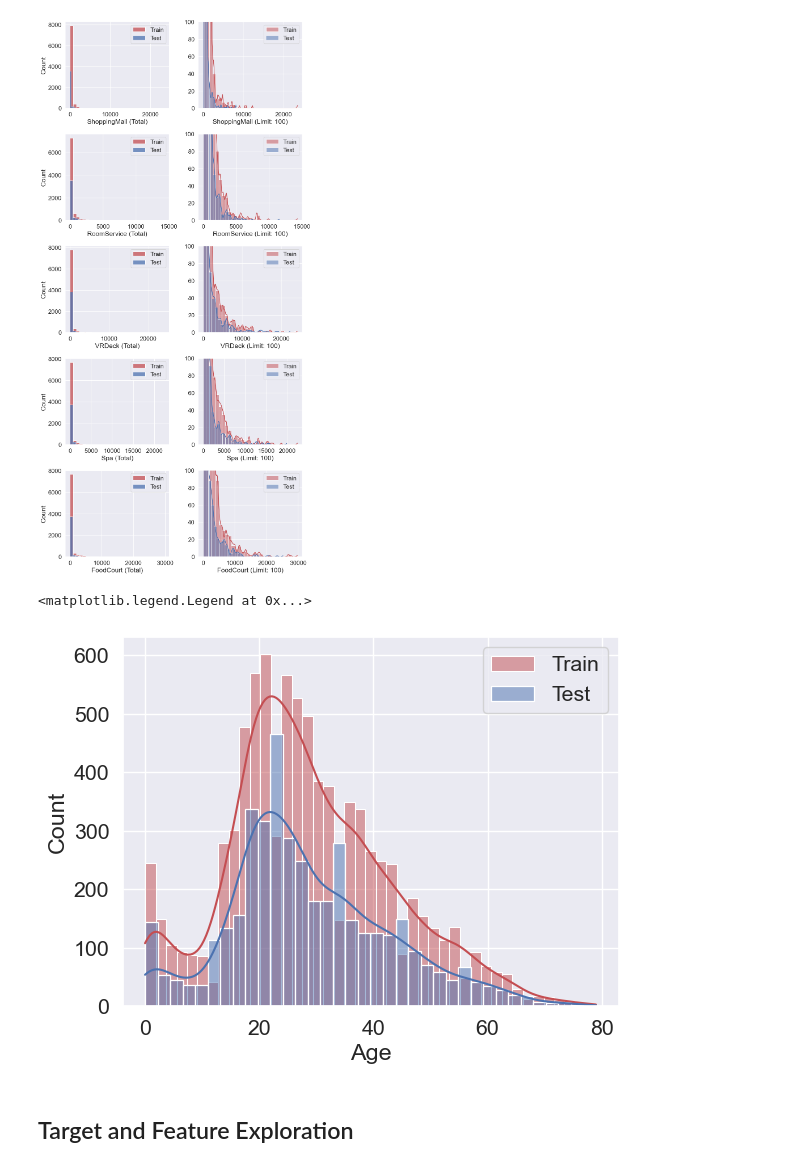
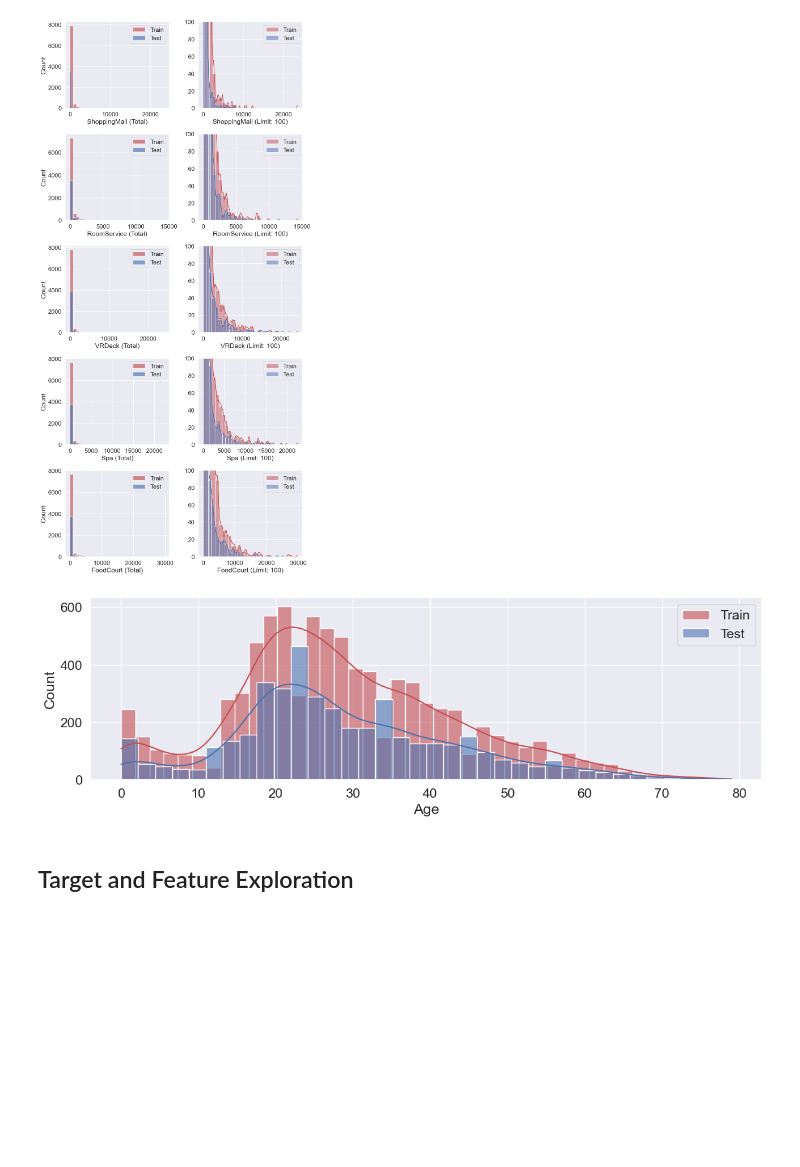
Before and after one commit to GuillermoIzquierdo/Spaceship-Project, a Jupyter notebook: notebooks/preliminary-exploration.ipynb, the cells around one changed output. Saved outputs shown, nothing was run; the diff lists cells and outputs as text; code cells hidden in the pictures; blank space fills up the shorter version.

Commit message:
Comparison test and train

```diff
--- a/notebooks/preliminary-exploration.ipynb
+++ b/notebooks/preliminary-exploration.ipynb
@@ -178,11 +205,13 @@ plt.show()
 # %% [output]
 [figure]
 # %%
-sns.histplot(data = df, x = 'Age', color = 'r', label = 'Train', kde = True)
-sns.histplot(data = df_test, x = 'Age', color = 'b', label = 'Test', kde = True)
+plt.figure(figsize=(12, 4))
+sns.histplot(data = df, x = 'Age', color = 'r', label = 'Train', kde = True, alpha = 0.6)
+sns.histplot(data = df_test, x = 'Age', color = 'b', label = 'Test', kde = True, alpha = 0.6)
 plt.legend()
+plt.tight_layout()
+plt.show()
 # %% [output]
-<matplotlib.legend.Legend at 0x...>
-[figure, old version]
+[figure, new version]
 # %% [markdown]
 ## Target and Feature Exploration
```
Also changed, not shown: parts of 8 cells of this notebook.
